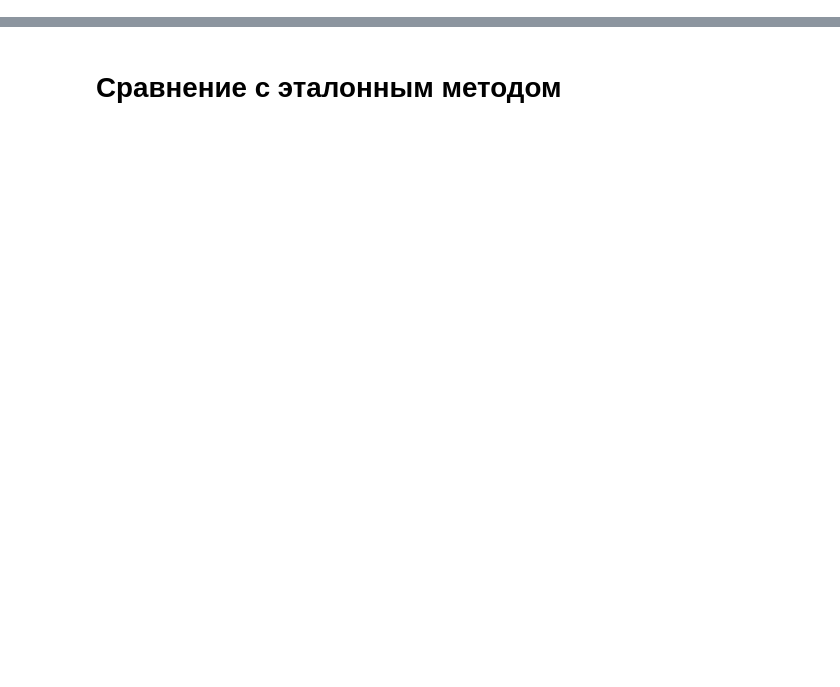
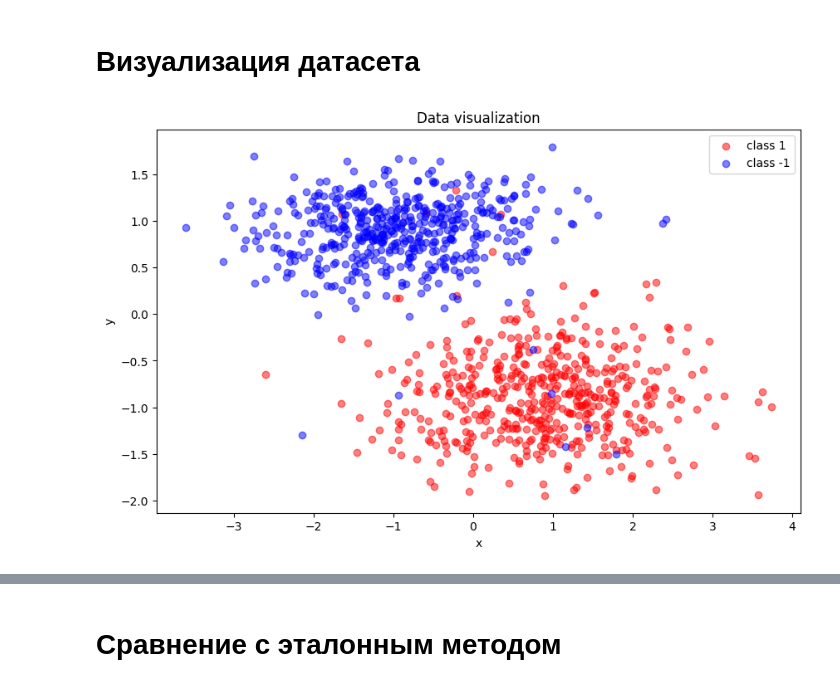
Before and after one commit to itmo-mla/fall-2025, a Jupyter notebook: students/kasiutin-ia/lab3/source/model_inference.ipynb, the cells around one changed output, grey strips where cells are left out. Saved outputs shown, nothing was run; the diff lists cells and outputs as text; code cells hidden in the pictures; blank space fills up the shorter version.

```diff
--- a/students/kasiutin-ia/lab3/source/model_inference.ipynb
+++ b/students/kasiutin-ia/lab3/source/model_inference.ipynb
@@ -27,4 +45,10 @@ y = np.where(y == 0, -1, y)
 X_train, X_test, y_train, y_test = train_test_split(
     X, y, test_size=0.2, random_state=42
 )
+# %% [markdown]
+# Визуализация датасета
+# %%
+plot_data(X, y, "Data visualization")
+# %% [output]
+[figure, added]
 # %% [markdown]
```
Also changed, not shown: parts of 35 cells of this notebook, 8 other files.
